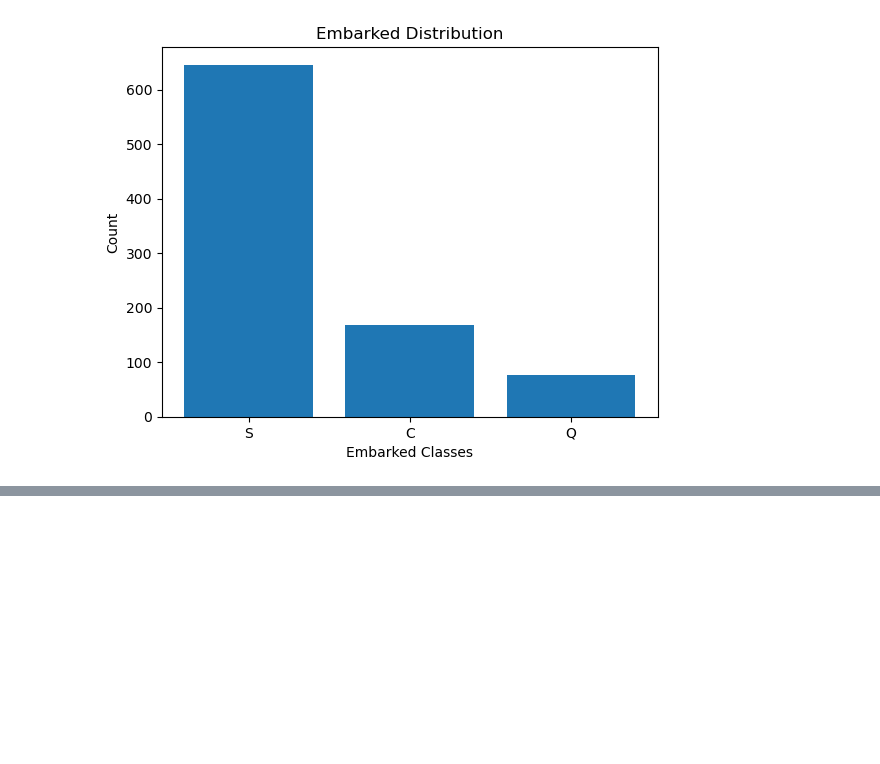
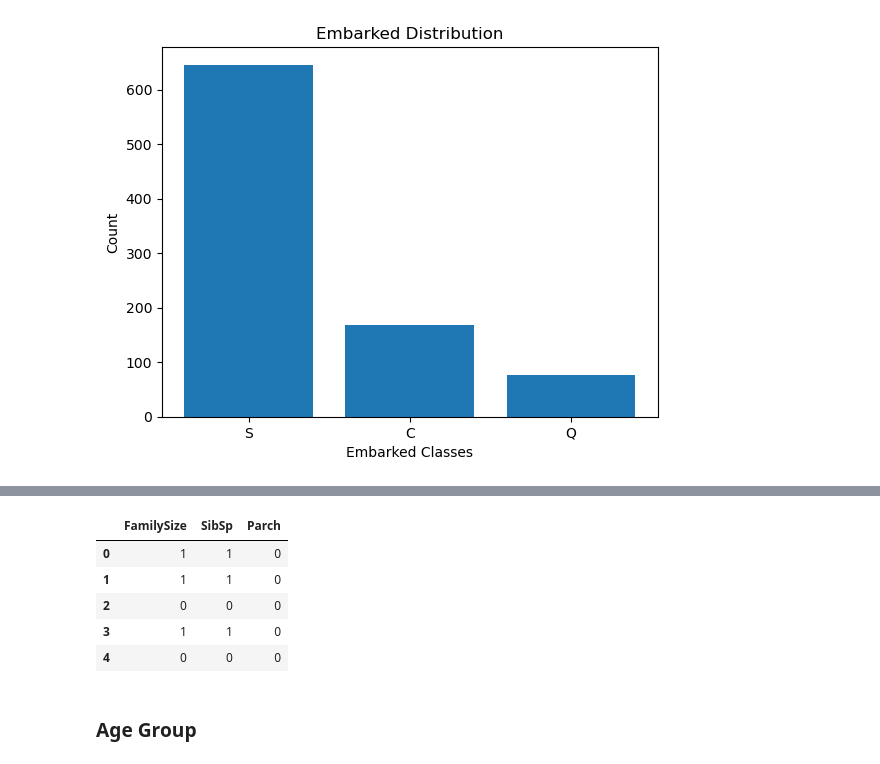
Before and after one commit to NiranjanHebli/week-5, a Jupyter notebook: day25/eda/titanic_analysis.ipynb, the cells around one changed output, grey strips where cells are left out. Cells and saved outputs as stored; diff of their text form; code cells hidden in the pictures; blank space fills up the shorter version.

```diff
--- a/day25/eda/titanic_analysis.ipynb
+++ b/day25/eda/titanic_analysis.ipynb
@@ -283,0 +337,11 @@ plt.show()
+# %%
+df[["FamilySize","SibSp","Parch"]].head()
+# %% [output]
+|  | FamilySize | SibSp | Parch |
+| 0 | 1 | 1 | 0 |
+| 1 | 1 | 1 | 0 |
+| 2 | 0 | 0 | 0 |
+| 3 | 1 | 1 | 0 |
+| 4 | 0 | 0 | 0 |
+# %% [markdown]
+### Age Group
```
Also changed, not shown: parts of 35 cells of this notebook, 2 other files.
